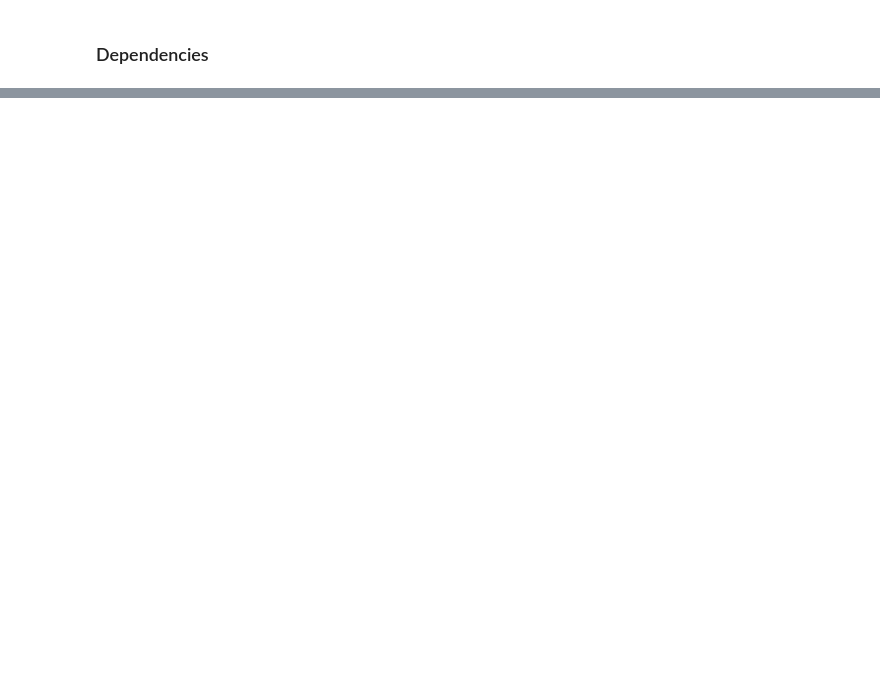
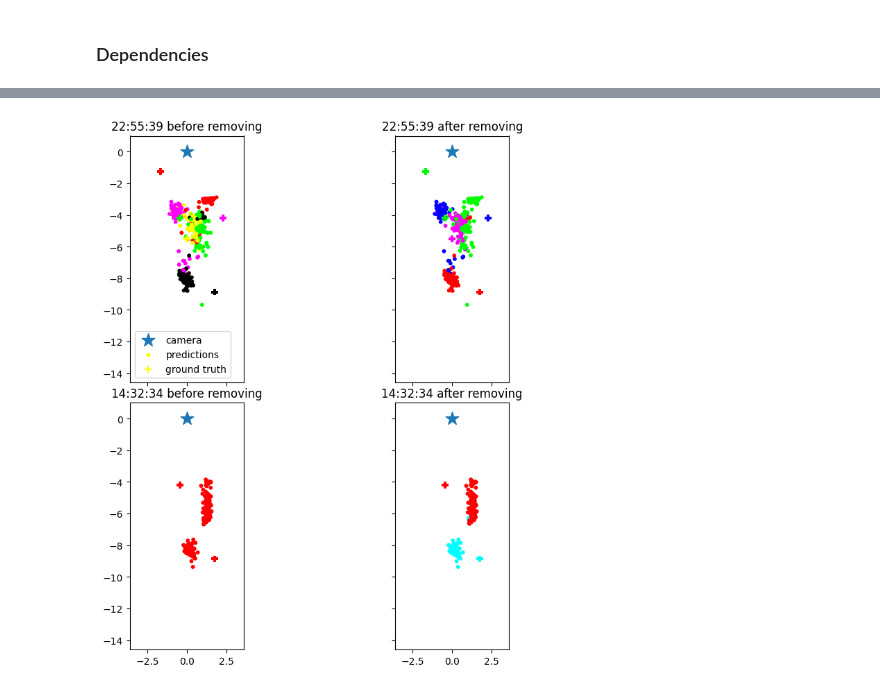
Before and after one commit to jason-shang/gaze-estimation, a Jupyter notebook: notebooks/Results.ipynb, the cells around one changed output, grey strips where cells are left out. Drawn from its saved outputs; the diff is of its cells as text; code cells hidden in the pictures; blank space fills up the shorter version.

```diff
--- a/notebooks/Results.ipynb
+++ b/notebooks/Results.ipynb
@@ -28,0 +162,57 @@ plt.hist(err, bins=10)
+# %%
+import random
+def getColors(gt):
+    cols = np.zeros((len(gt),3))
+    unique_gt = getUniquePts(gt)
+    # randomly generate len(unique_gt) colors
+    c = []
+    for i in range(len(unique_gt)):
+        color = np.array([random.randint(0, 1), random.randint(0, 1), random.randint(0, 1)])
+        c.append(color)
+
+    for i in range(len(unique_gt)):
+        cols[np.where(np.all(gt==unique_gt[i], axis=1))] = c[i]
+
+    return cols
+
+colors1 = getColors(gt)
+colors2 = getColors(gt2)
+colors3 = getColors(gt3)
+colors4 = getColors(gt4)
+# %%
+fig, axes = plt.subplots(2, 2, sharex='all', sharey='all', figsize=(8,8))
+plt.tight_layout()
+ax1, ax2, ax3, ax4 = axes.flatten()
+ax1.scatter(0, 0, marker = '*', s = 200, label = 'camera')
+ax1.scatter(preds[:, 0], preds[:, 1], marker = 'o', c = colors1, s = 10, label = 'predictions')
+ax1.scatter(gt[:, 0], gt[:, 1], marker = '+', c = colors1, s = 50, label = 'ground truth')
+ax1.set_xlim(-3.6, 3.6)
+ax1.set_ylim(-14.6, 1)
+ax1.set_aspect('equal')
+ax1.legend()
+ax1.set_title("22:55:39 before removing")
+
+ax2.scatter(0, 0, marker = '*', s = 200, label = 'camera')
+ax2.scatter(preds2[:, 0], preds2[:, 1], marker = 'o', c = colors2, s = 10, label = 'predictions')
+ax2.scatter(gt2[:, 0], gt2[:, 1], marker = '+', c = colors2, s = 50, label = 'ground truth')
+ax2.set_xlim(-3.6, 3.6)
+ax2.set_ylim(-14.6, 1)
+ax2.set_aspect('equal')
+ax2.set_title("22:55:39 after removing")
+
+ax3.scatter(0, 0, marker = '*', s = 200, label = 'camera')
+ax3.scatter(preds3[:, 0], preds3[:, 1], marker = 'o', c = colors3, s = 10, label = 'predictions')
+ax3.scatter(gt3[:, 0], gt3[:, 1], marker = '+', c = colors3, s = 50, label = 'ground truth')
+ax3.set_xlim(-3.6, 3.6)
+ax3.set_ylim(-14.6, 1)
+ax3.set_aspect('equal')
+ax3.set_title("14:32:34 before removing")
+
+ax4.scatter(0, 0, marker = '*', s = 200, label = 'camera')
+ax4.scatter(preds4[:, 0], preds4[:, 1], marker = 'o', c = colors4, s = 10, label = 'predictions')
+ax4.scatter(gt4[:, 0], gt4[:, 1], marker = '+', c = colors4, s = 50, label = 'ground truth')
+ax4.set_xlim(-3.6, 3.6)
+ax4.set_ylim(-14.6, 1)
+ax4.set_aspect('equal')
+ax4.set_title("14:32:34 after removing")
+# %% [output]
@@ -28,0 +220 @@ plt.hist(err, bins=10)
+[figure, added]
```
Also changed, not shown: parts of 18 cells of this notebook, 3 other files.
